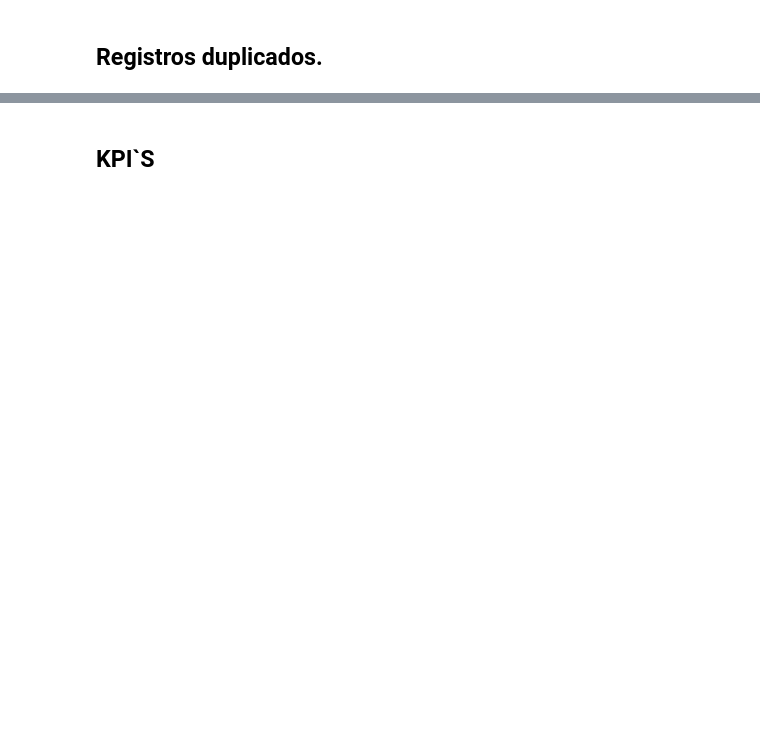
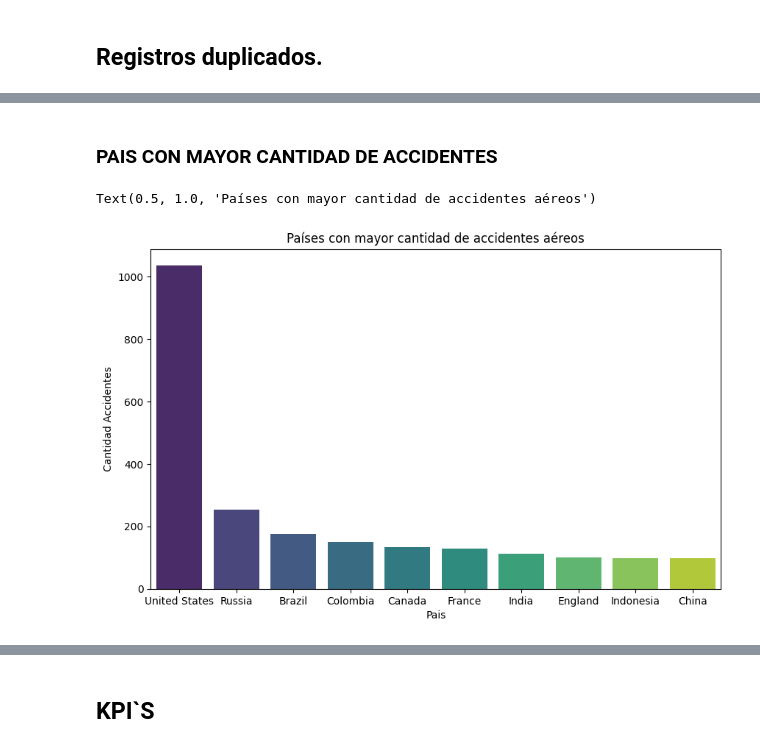
Before and after one commit to gbatistela/PI_DA, a Jupyter notebook: Notebook_Accidentes.ipynb, the cells around one changed output, grey strips where cells are left out. Drawn from its saved outputs; the diff is of its cells as text; code cells hidden in the pictures; blank space fills up the shorter version.

```diff
--- a/Notebook_Accidentes.ipynb
+++ b/Notebook_Accidentes.ipynb
@@ -352,0 +413,19 @@ Name: Total_Fallecidos, dtype: float64
+# %% [markdown]
+### PAIS CON MAYOR CANTIDAD DE ACCIDENTES
+# %%
+# Excluimos la categoría 'Otros'
+Maximos_Accidentes = Accidentes_Aviones[Accidentes_Aviones['Pais'] != 'otros']
+
+# Calculamos el recuento de accidentes por país (tomamos los 10 más representativos)
+Maximos_Accidentes = Maximos_Accidentes['Pais'].value_counts().head(10)
+
+# Creamos un DataFrame con los datos de recuento
+Top_Paises = pd.DataFrame({'Pais': Maximos_Accidentes.index, 'Cantidad Accidentes': Maximos_Accidentes.values})
+# %%
+# Gráficamos
+plt.figure(figsize=(10, 6))
+sns.barplot(x='Pais', y='Cantidad Accidentes', data=Top_Paises, palette='viridis')
+plt.title('Países con mayor cantidad de accidentes aéreos')
+# %% [output]
+Text(0.5, 1.0, 'Países con mayor cantidad de accidentes aéreos')
+[figure, added]
```
Also changed, not shown: parts of 48 cells of this notebook, 3 other files.
